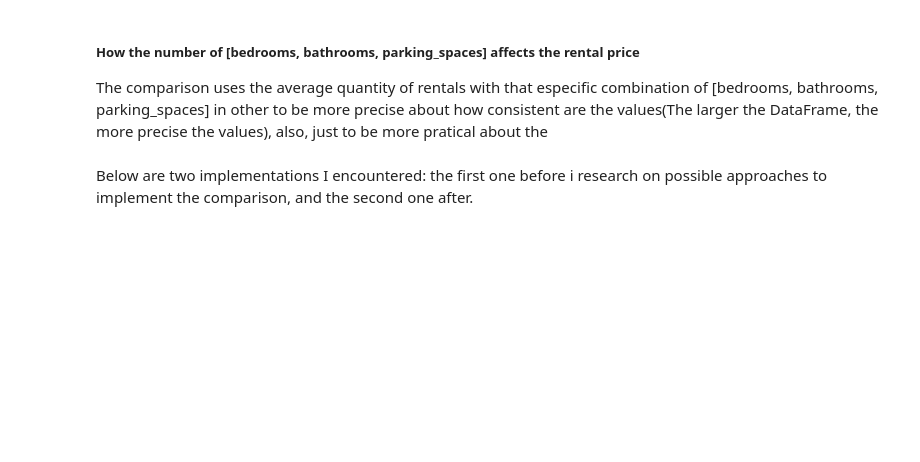
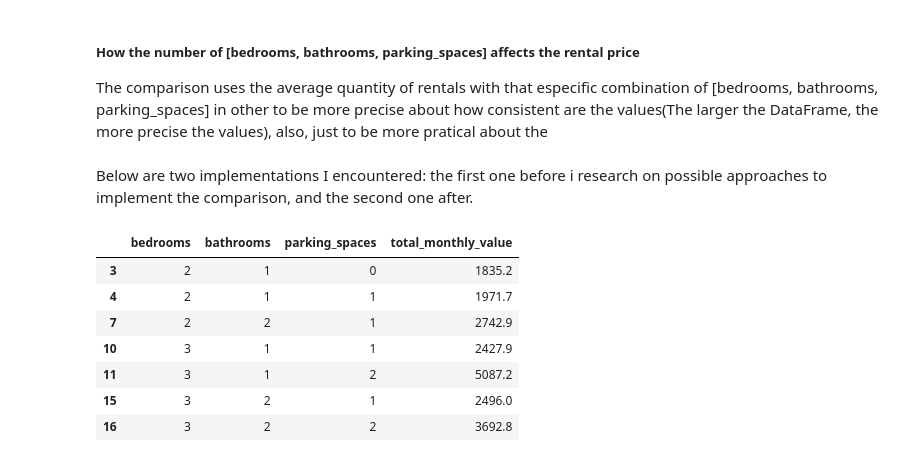
Before and after one commit to ocaiosilv/rental-analytics, a Jupyter notebook: analysis/DataAnalysis.ipynb, the cells around one changed output. Drawn from its saved outputs; the diff is of its cells as text; code cells hidden in the pictures; blank space fills up the shorter version.

```diff
--- a/analysis/DataAnalysis.ipynb
+++ b/analysis/DataAnalysis.ipynb
@@ -56,30 +117,39 @@ Below are two implementations I encountered: the first one before i research on
 # %%
 combinations = {
     "bedrooms": [],
     "bathrooms": [],
     "parking_spaces": [],
     "total_monthly_value": [],
     "count": []
 }
 for i in range(5):
     for j in range(5):
         for k in range(5):
             cc = (
                 df[(df["bedrooms"] == i) &
                 (df["bathrooms"] == j) &
                 (df["parking_spaces"] == k)]
             )
             count = len(cc)
             if not cc.empty:
                 newcc = cc["total_monthly_value"].mean().round(1).item()
                 combinations["bedrooms"].append(i)
                 combinations["bathrooms"].append(j)
                 combinations["parking_spaces"].append(k)
                 combinations["total_monthly_value"].append(newcc)
                 combinations["count"].append(count)
 
 sizeCompDataFrame = pd.DataFrame(data=combinations)
 averageCount = sizeCompDataFrame["count"].mean().round(0).item()
-filteredSizeCompDataFrame = sizeCompDataFrame[sizeCompDataFrame["count"] >= averageCount]
+filteredSizeCompDataFrame = sizeCompDataFrame[sizeCompDataFrame["count"] >= 10 ]
 display(filteredSizeCompDataFrame.drop('count', axis=1))
+# %% [output]
+|  | bedrooms | bathrooms | parking_spaces | total_monthly_value |
+| 3 | 2 | 1 | 0 | 1835.2 |
+| 4 | 2 | 1 | 1 | 1971.7 |
+| 7 | 2 | 2 | 1 | 2742.9 |
+| 10 | 3 | 1 | 1 | 2427.9 |
+| 11 | 3 | 1 | 2 | 5087.2 |
+| 15 | 3 | 2 | 1 | 2496.0 |
+| 16 | 3 | 2 | 2 | 3692.8 |
 # %%
```
Also changed, not shown: parts of 7 cells of this notebook.
